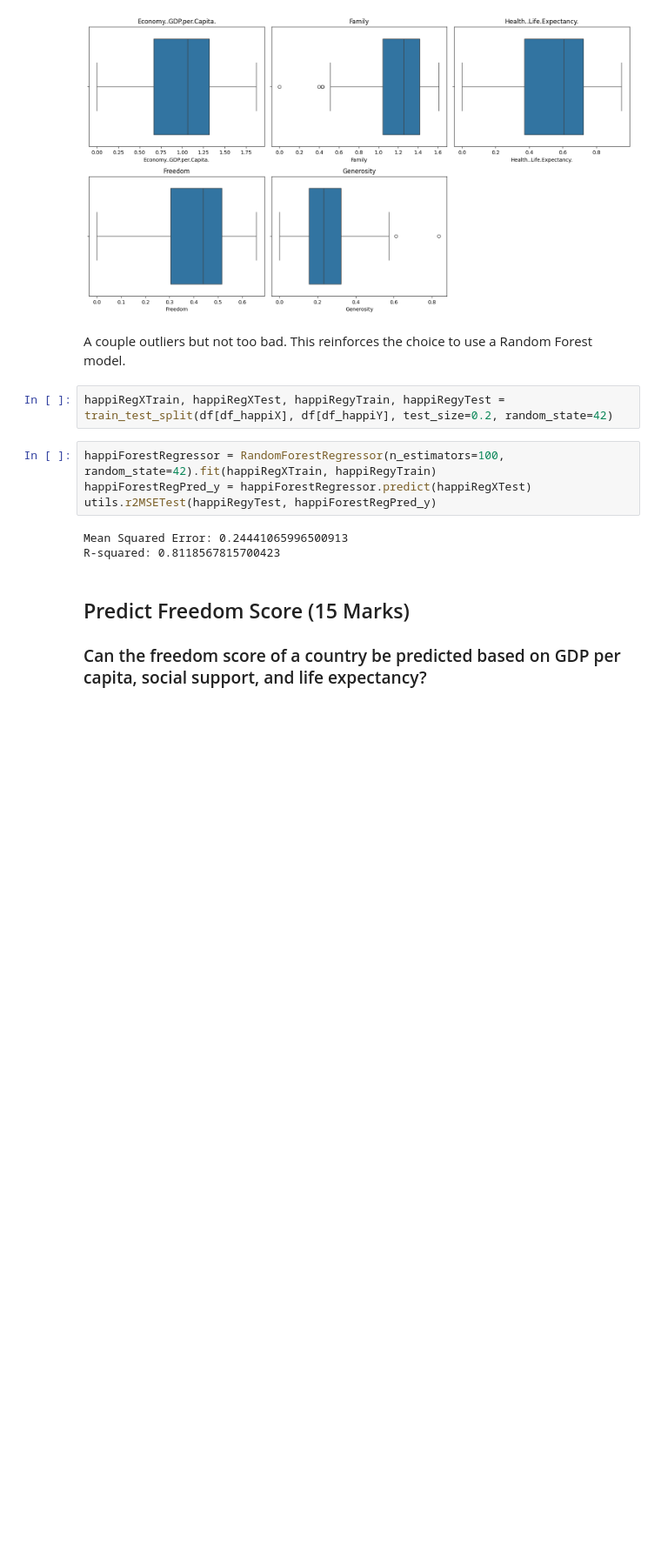
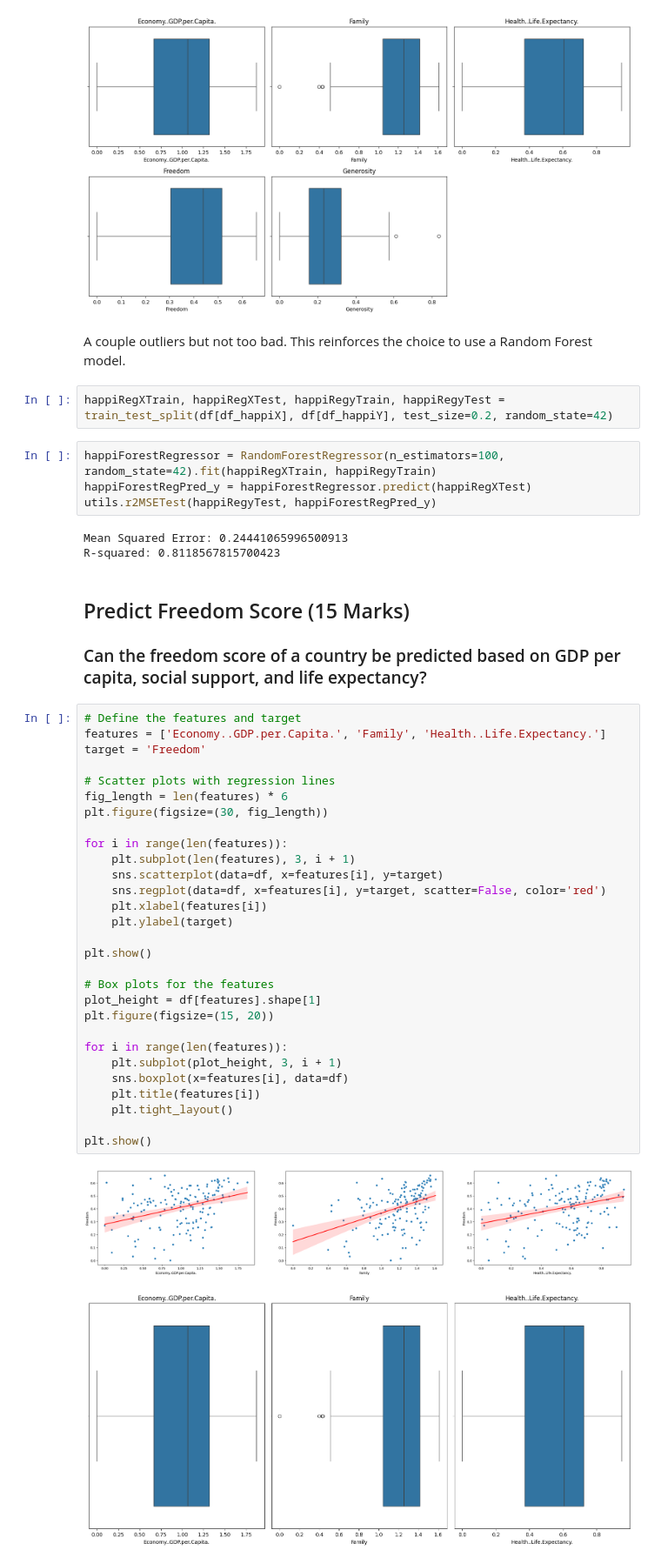
Before and after one commit to Vovegog/IBE400---Group-Project, a Jupyter notebook: groupProject.ipynb, the cells around one changed output. Shown at 87% size. Drawn from its saved outputs; the diff is of its cells as text; blank space fills up the shorter version.

Commit message:
mini eda for freedom

```diff
--- a/groupProject.ipynb
+++ b/groupProject.ipynb
@@ -442,6 +442,38 @@ R-squared: 0.8118567815700423
 ## Predict Freedom Score (15 Marks)
 
 ### Can the freedom score of a country be predicted based on GDP per capita, social support, and life expectancy?
+# %%
+# Define the features and target
+features = ['Economy..GDP.per.Capita.', 'Family', 'Health..Life.Expectancy.']
+target = 'Freedom'
+
+# Scatter plots with regression lines
+fig_length = len(features) * 6
+plt.figure(figsize=(30, fig_length))
+
+for i in range(len(features)):
+    plt.subplot(len(features), 3, i + 1)
+    sns.scatterplot(data=df, x=features[i], y=target)
+    sns.regplot(data=df, x=features[i], y=target, scatter=False, color='red')
+    plt.xlabel(features[i])
+    plt.ylabel(target)
+
+plt.show()
+
+# Box plots for the features
+plot_height = df[features].shape[1]
+plt.figure(figsize=(15, 20))
+
+for i in range(len(features)):
+    plt.subplot(plot_height, 3, i + 1)
+    sns.boxplot(x=features[i], data=df)
+    plt.title(features[i])
+    plt.tight_layout()
+
+plt.show()
+# %% [output]
+[figure, added]
+[figure, added]
 # %%
 # Prepare the data
 df_regression = df.copy()
```
Also changed, not shown: parts of 1 cell of this notebook.
